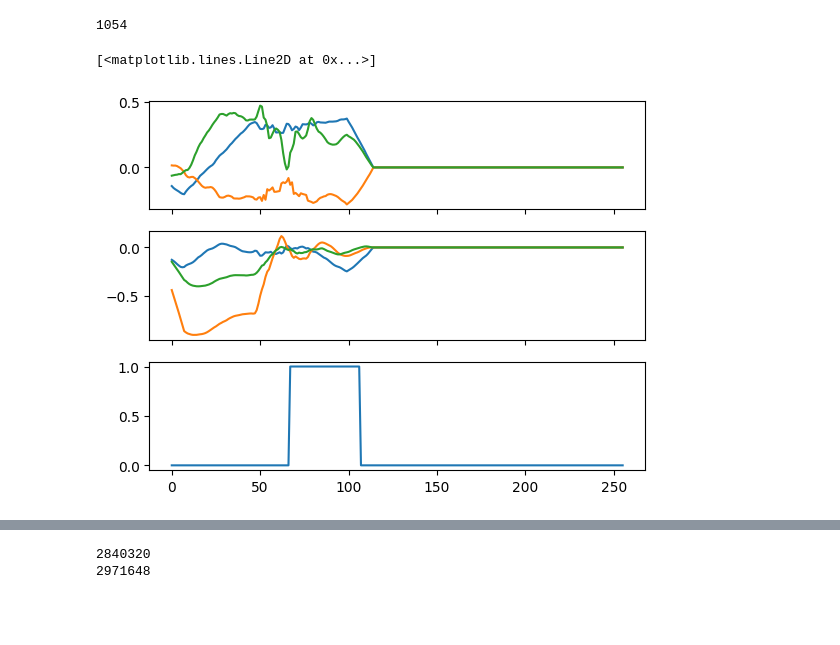
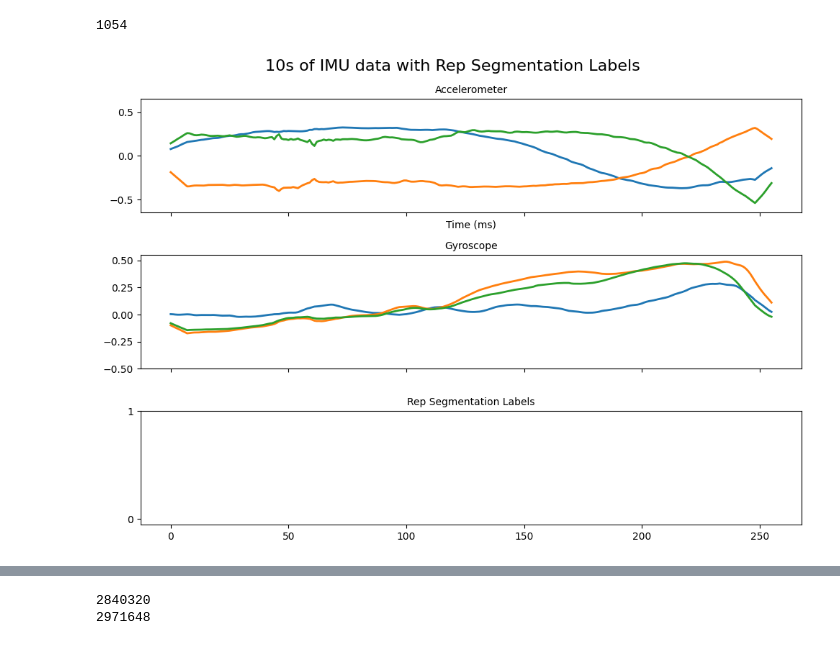
Before and after one commit to Musa-Azeem/AI-hypertrophy-coach, a Jupyter notebook: ml-notebooks/segmentation.ipynb, the cells around one changed output, grey strips where cells are left out. Drawn from its saved outputs; the diff is of its cells as text; code cells hidden in the pictures; blank space fills up the shorter version.

```diff
--- a/ml-notebooks/segmentation.ipynb
+++ b/ml-notebooks/segmentation.ipynb
@@ -81,7 +81,7 @@ class IMUDataset(Dataset):
             self.y = torch.cat([self.y, torch.zeros(pad)])
 
         # pad by winsize // 2 to get more windows
-        pad = (winsize // 2) * stride
+        pad = (winsize // 2)
         self.X = torch.cat([self.X, torch.zeros(self.X.shape[0], pad)], dim=1)
         self.y = torch.cat([self.y, torch.zeros(pad)])
 
@@ -113,9 +113,9 @@ class IMUDataset(Dataset):
 
         X = self.X[:, start:end]
         X = moving_average(X)
-        if self.aug:
-            X,y = warp_time(X, y)
-            X = scale(X)
+        # if self.aug:
+        #     X,y = warp_time(X, y)
+        #     X = scale(X)
         return X, y
 # %%
 HZ = 100
@@ -189,30 +227,40 @@ len(val_dataset.datasets[0])
 # %%
 # X,y = train_dataset[1000]
 # X,y = val_dataset[2220]
-X,y = val_dataset.datasets[0][1000]
+X,y = val_dataset.datasets[1][235]
 
-fig, axes = plt.subplots(3,1, sharex=True)
+fig, axes = plt.subplots(3,1, sharex=True , figsize=(10,7))
 
-axes[0].plot(X[0])
-axes[0].plot(X[1])
-axes[0].plot(X[2])
-
-axes[1].plot(X[3])
-axes[1].plot(X[4])
-axes[1].plot(X[5])
+axes[0].plot(X[0], linewidth=2)
+axes[0].plot(X[1], linewidth=2)
+axes[0].plot(X[2], linewidth=2)
+axes[1].plot(X[3], linewidth=2)
+axes[1].plot(X[4], linewidth=2)
+axes[1].plot(X[5], linewidth=2)
 
 # if y > 0:
 #     vline = y * winsize
 #     axes[0].axvline(vline, color='red', linestyle='--')
 #     axes[1].axvline(vline, color='red', linestyle='--')
 
 axes[2].plot(y)
 
 # t = np.where(y == 1)[0]
 # for ti in t:
 #     axes[0].axvline(ti, color='red', linestyle='--')
 #     axes[1].axvline(ti, color='red', linestyle='--')
 # plt.suptitle(y.item())
+axes[0].set_ylim(-.65,.65)
+axes[1].set_ylim(-.5,.55)
+
+axes[2].set_yticks([0, 1])
+
+axes[0].set_xlabel('Time (ms)', fontsize=10)
+
+axes[0].set_title('Accelerometer', fontsize=10)
+axes[1].set_title('Gyroscope', fontsize=10)
+axes[2].set_title('Rep Segmentation Labels', fontsize=10)
+plt.suptitle('10s of IMU data with Rep Segmentation Labels', fontsize=16)
+plt.tight_layout()
 # %% [output]
-[<matplotlib.lines.Line2D at 0x...>]
-[figure, old version]
+[figure, new version]
```
Also changed, not shown: parts of 16 cells of this notebook, 3 other files.
